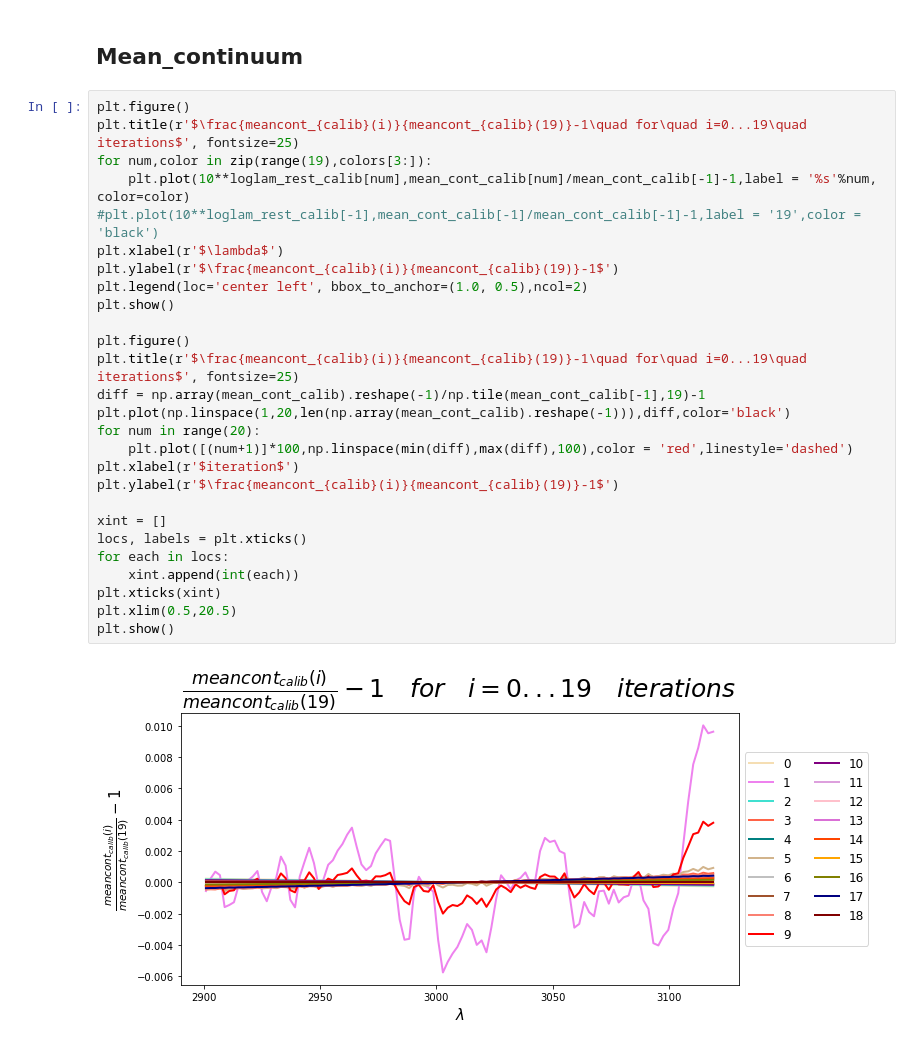
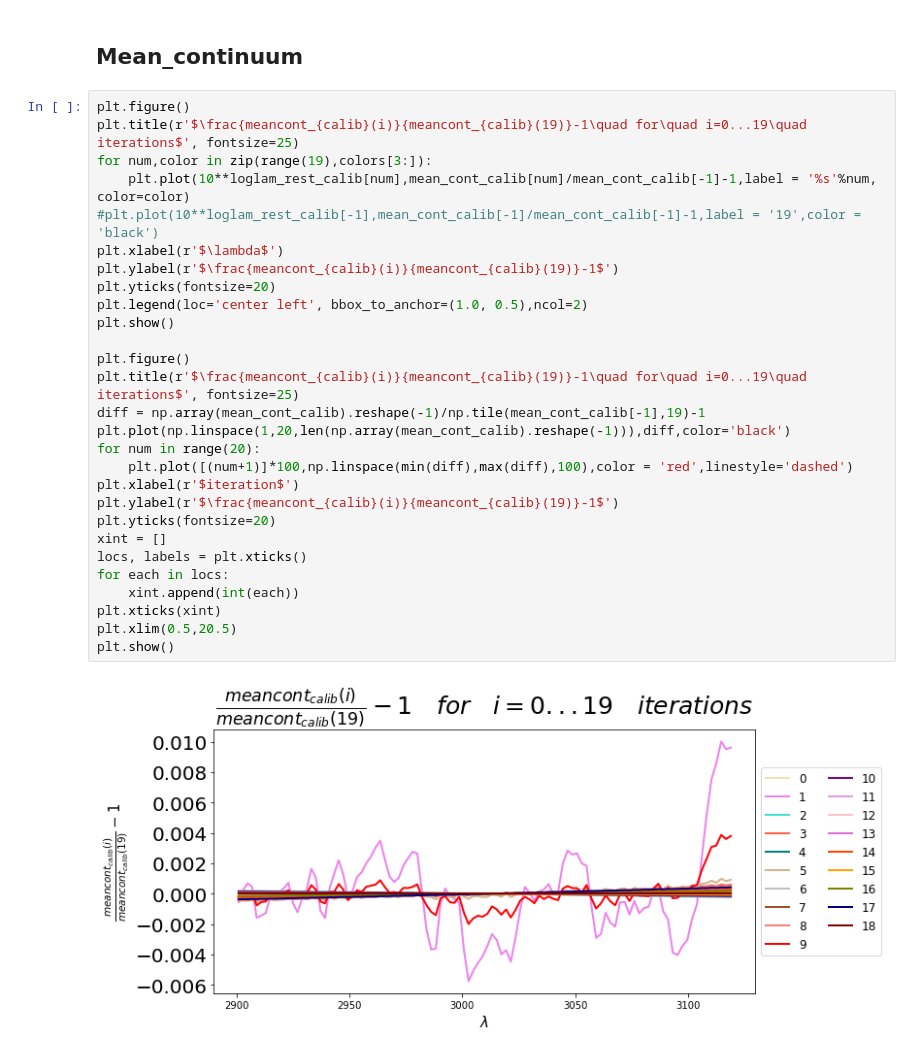
Before and after one commit to moonlovist/Picca_convergence_check, a Jupyter notebook: picca_convergence.ipynb, the cells around one changed output. Cells and saved outputs as stored; diff of their text form.

```diff
--- a/picca_convergence.ipynb
+++ b/picca_convergence.ipynb
@@ -431,29 +437,30 @@ plt.show()
 # %%
 plt.figure()
 plt.title(r'$\frac{meancont_{calib}(i)}{meancont_{calib}(19)}-1\quad for\quad i=0...19\quad iterations$', fontsize=25)
 for num,color in zip(range(19),colors[3:]):
     plt.plot(10**loglam_rest_calib[num],mean_cont_calib[num]/mean_cont_calib[-1]-1,label = '%s'%num, color=color)
 #plt.plot(10**loglam_rest_calib[-1],mean_cont_calib[-1]/mean_cont_calib[-1]-1,label = '19',color = 'black')
 plt.xlabel(r'$\lambda$')
 plt.ylabel(r'$\frac{meancont_{calib}(i)}{meancont_{calib}(19)}-1$')
+plt.yticks(fontsize=20)
 plt.legend(loc='center left', bbox_to_anchor=(1.0, 0.5),ncol=2)
 plt.show()
 
 plt.figure()
 plt.title(r'$\frac{meancont_{calib}(i)}{meancont_{calib}(19)}-1\quad for\quad i=0...19\quad iterations$', fontsize=25)
 diff = np.array(mean_cont_calib).reshape(-1)/np.tile(mean_cont_calib[-1],19)-1
 plt.plot(np.linspace(1,20,len(np.array(mean_cont_calib).reshape(-1))),diff,color='black')
 for num in range(20):
     plt.plot([(num+1)]*100,np.linspace(min(diff),max(diff),100),color = 'red',linestyle='dashed')
 plt.xlabel(r'$iteration$')
 plt.ylabel(r'$\frac{meancont_{calib}(i)}{meancont_{calib}(19)}-1$')
-
+plt.yticks(fontsize=20)
 xint = []
 locs, labels = plt.xticks()
 for each in locs:
     xint.append(int(each))
 plt.xticks(xint)
 plt.xlim(0.5,20.5)
 plt.show()
 # %% [output]
-[figure, old version]
+[figure, new version]
```
Also changed, not shown: parts of 8 cells of this notebook.
